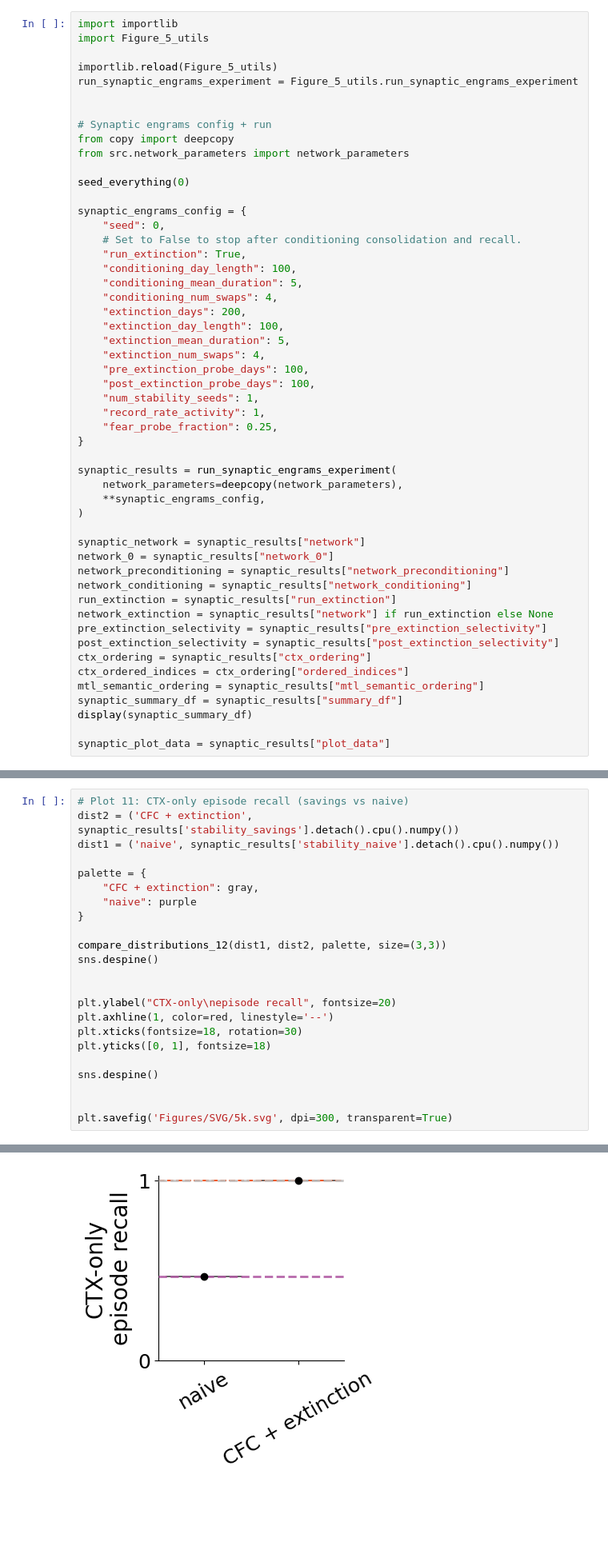
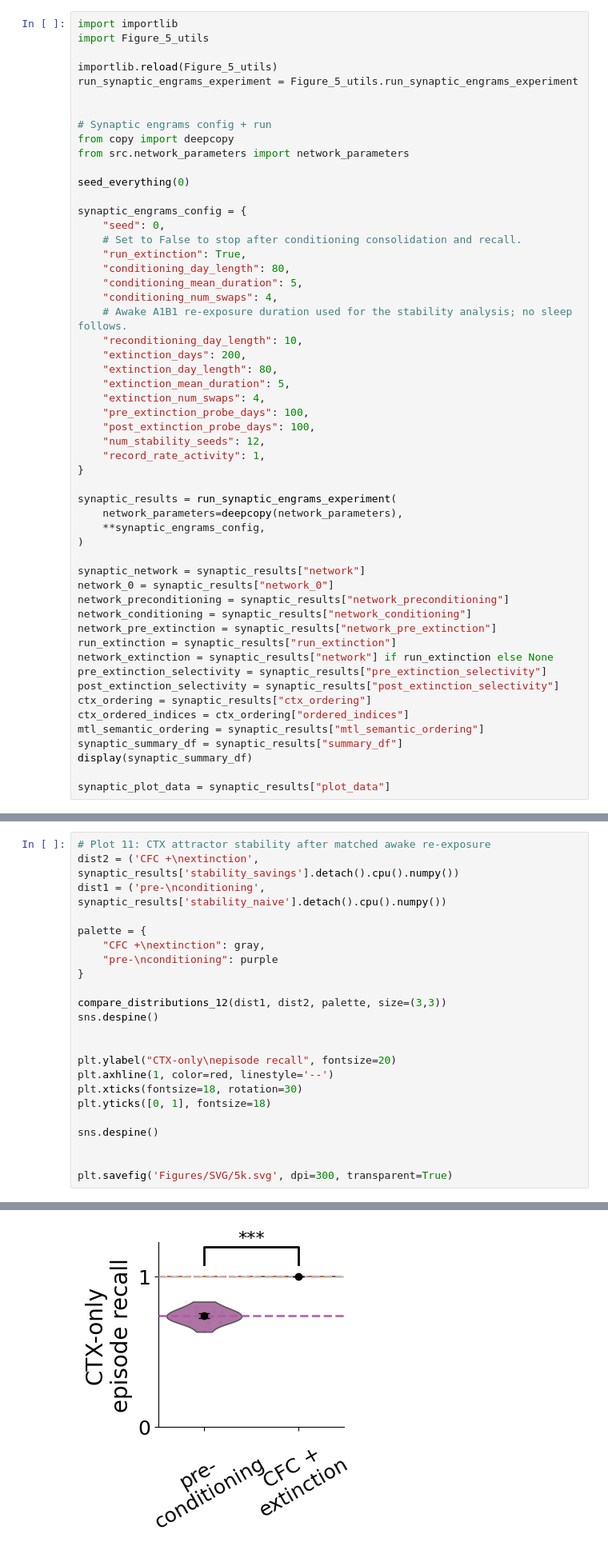
Before and after one commit to albesagonzalez/sensory-semantic-episodes, a Jupyter notebook: Figure_5.ipynb, the cells around one changed output, grey strips where cells are left out. Shown at 80% size. Drawn from its saved outputs; the diff is of its cells as text; blank space fills up the shorter version.

```diff
--- a/Figure_5.ipynb
+++ b/Figure_5.ipynb
@@ -675,18 +678,19 @@ synaptic_engrams_config = {
     "seed": 0,
     # Set to False to stop after conditioning consolidation and recall.
     "run_extinction": True,
-    "conditioning_day_length": 100,
+    "conditioning_day_length": 80,
     "conditioning_mean_duration": 5,
     "conditioning_num_swaps": 4,
+    # Awake A1B1 re-exposure duration used for the stability analysis; no sleep follows.
+    "reconditioning_day_length": 10,
     "extinction_days": 200,
-    "extinction_day_length": 100,
+    "extinction_day_length": 80,
     "extinction_mean_duration": 5,
     "extinction_num_swaps": 4,
     "pre_extinction_probe_days": 100,
     "post_extinction_probe_days": 100,
-    "num_stability_seeds": 1,
+    "num_stability_seeds": 12,
     "record_rate_activity": 1,
-    "fear_probe_fraction": 0.25,
 }
 
 synaptic_results = run_synaptic_engrams_experiment(
@@ -698,6 +702,7 @@ synaptic_network = synaptic_results["network"]
 network_0 = synaptic_results["network_0"]
 network_preconditioning = synaptic_results["network_preconditioning"]
 network_conditioning = synaptic_results["network_conditioning"]
+network_pre_extinction = synaptic_results["network_pre_extinction"]
 run_extinction = synaptic_results["run_extinction"]
 network_extinction = synaptic_results["network"] if run_extinction else None
 pre_extinction_selectivity = synaptic_results["pre_extinction_selectivity"]
@@ -1034,11 +1083,11 @@ A1B1: [171, 174, 391, 395]
 # %%
-# Plot 11: CTX-only episode recall (savings vs naive)
-dist2 = ('CFC + extinction', synaptic_results['stability_savings'].detach().cpu().numpy())
-dist1 = ('naive', synaptic_results['stability_naive'].detach().cpu().numpy())
+# Plot 11: CTX attractor stability after matched awake re-exposure
+dist2 = ('CFC +\nextinction', synaptic_results['stability_savings'].detach().cpu().numpy())
+dist1 = ('pre-\nconditioning', synaptic_results['stability_naive'].detach().cpu().numpy())
 
 palette = {
-    "CFC + extinction": gray,
-    "naive": purple
+    "CFC +\nextinction": gray,
+    "pre-\nconditioning": purple
 }
 
 compare_distributions_12(dist1, dist2, palette, size=(3,3))
@@ -1065 +1110 @@ posx and posy should be finite values
-[figure, old version]
+[figure, new version]
```
Also changed, not shown: parts of 32 cells of this notebook, 18 other files.
